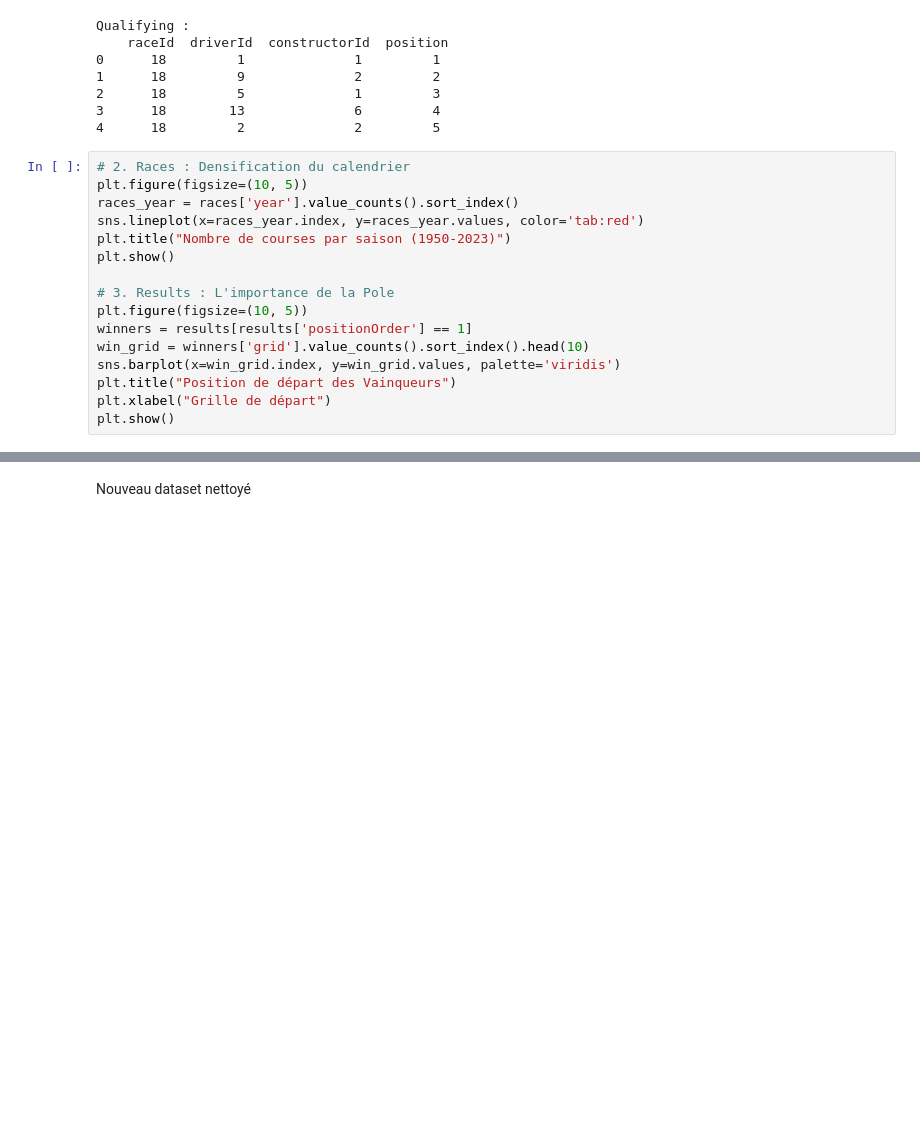
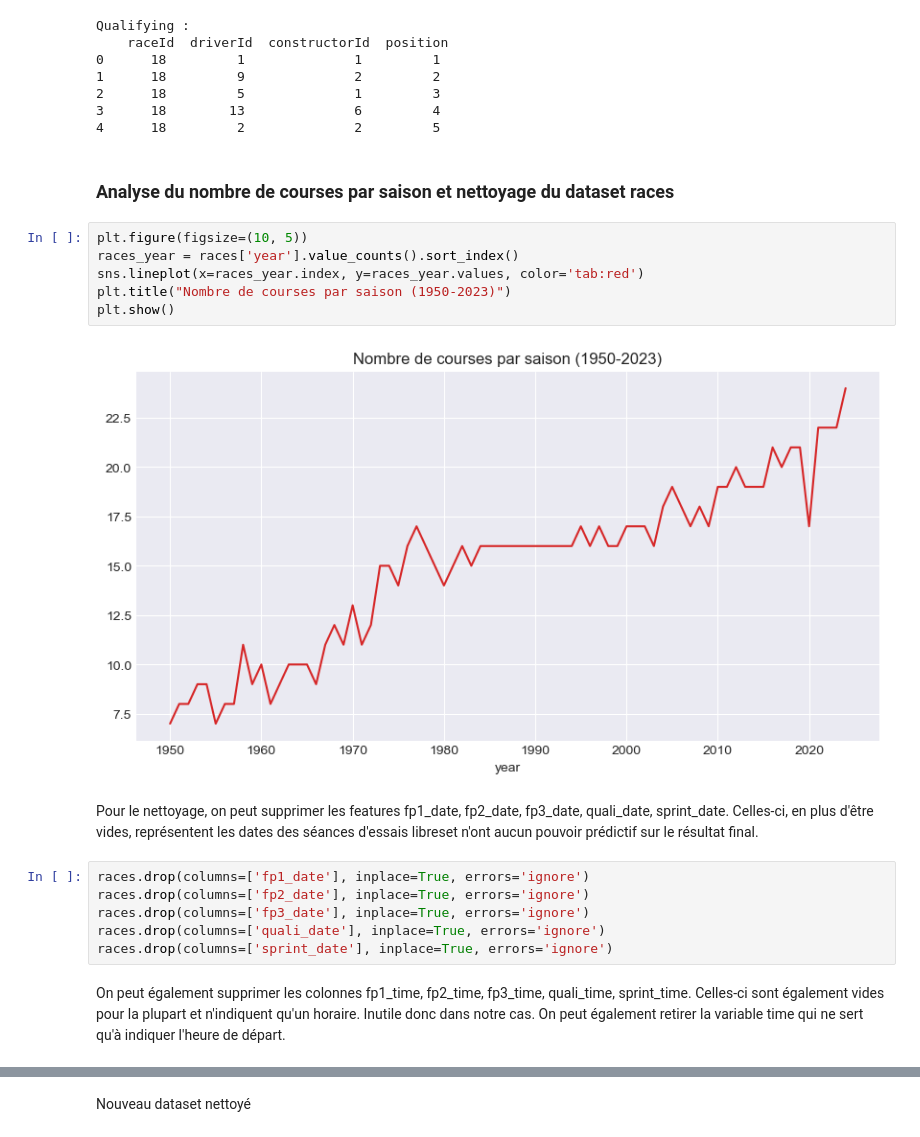
Before and after one commit to antoninnnnn/ProjetF1, a Jupyter notebook: EcurieGagnante.ipynb, the cells around one changed output, grey strips where cells are left out. Saved outputs shown, nothing was run; the diff lists cells and outputs as text; blank space fills up the shorter version.

```diff
--- a/EcurieGagnante.ipynb
+++ b/EcurieGagnante.ipynb
@@ -622,19 +672,23 @@ Qualifying :
 2      18         5              1         3
 3      18        13              6         4
 4      18         2              2         5
+# %% [markdown]
+### Analyse du nombre de courses par saison et nettoyage du dataset races
 # %%
-# 2. Races : Densification du calendrier
 plt.figure(figsize=(10, 5))
 races_year = races['year'].value_counts().sort_index()
 sns.lineplot(x=races_year.index, y=races_year.values, color='tab:red')
 plt.title("Nombre de courses par saison (1950-2023)")
 plt.show()
-
-# 3. Results : L'importance de la Pole
-plt.figure(figsize=(10, 5))
-winners = results[results['positionOrder'] == 1]
-win_grid = winners['grid'].value_counts().sort_index().head(10)
-sns.barplot(x=win_grid.index, y=win_grid.values, palette='viridis')
-plt.title("Position de départ des Vainqueurs")
-plt.xlabel("Grille de départ")
-plt.show()
+# %% [output]
+[figure, added]
+# %% [markdown]
+Pour le nettoyage, on peut supprimer les features fp1_date, fp2_date, fp3_date, quali_date, sprint_date. Celles-ci, en plus d'être vides, représentent les dates des séances d'essais libreset n'ont aucun pouvoir prédictif sur le résultat final.
+# %%
+races.drop(columns=['fp1_date'], inplace=True, errors='ignore')
+races.drop(columns=['fp2_date'], inplace=True, errors='ignore')
+races.drop(columns=['fp3_date'], inplace=True, errors='ignore')
+races.drop(columns=['quali_date'], inplace=True, errors='ignore')
+races.drop(columns=['sprint_date'], inplace=True, errors='ignore')
+# %% [markdown]
+On peut également supprimer les colonnes fp1_time, fp2_time, fp3_time, quali_time, sprint_time. Celles-ci sont également vides pour la plupart et n'indiquent qu'un horaire. Inutile donc dans notre cas. On peut également retirer la variable time qui ne sert qu'à indiquer l'heure de départ.
```
Also changed, not shown: parts of 29 cells of this notebook.
